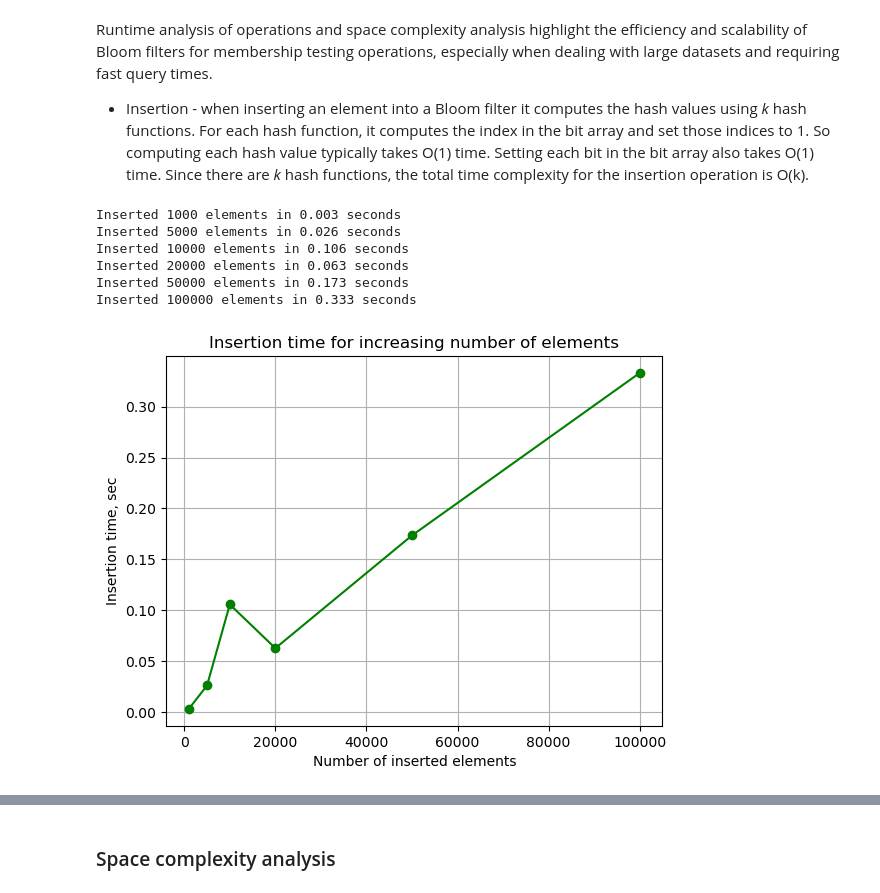
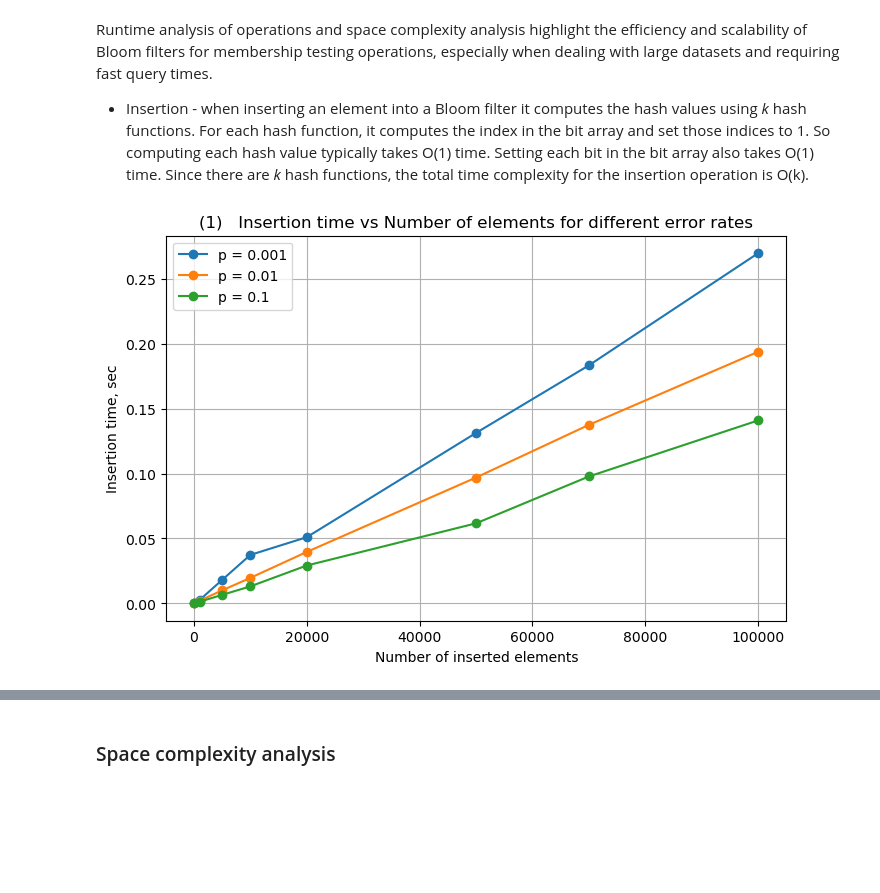
Before and after one commit to vessln/Math_concepts_for_developers, a Jupyter notebook: Personal project/bloom_filter.ipynb, the cells around one changed output, grey strips where cells are left out. Saved outputs shown, nothing was run; the diff lists cells and outputs as text; code cells hidden in the pictures; blank space fills up the shorter version.

```diff
--- a/Personal project/bloom_filter.ipynb
+++ b/Personal project/bloom_filter.ipynb
@@ -438,10 +426,10 @@ class MyBloomFilter:
         num_hashes = (actual_num_bits / n) * math.log(2)
         return int(num_hashes)
 # %%
-n = 50
+n = 100
 error = 0.01
 
-bf = MyBloomFilter(m, error, base_seed=47)
+bf = BloomFilter(m, error, base_seed=47)
 
 for el in ["vesi", "ivan", "petio", "pet", "asdas", "ojar"]:
     bf.insert(el)
@@ -476,6 +464,6 @@ class TestBF:
             hash_value = mmh3.hash(element) % self.n
 
             if self.bit_array[hash_value] == 0:
-                return "Not in array"
+                return False
 
-        return "Maybe in array"
+        return True
@@ -482,39 +482,42 @@ class TestBF:
 # %%
+# measure times for inserting different number of elements in Bloom filter with n = 100000:
+
 def measure_insertion_time(bloom_filter, num_elements):
-    start_time = time.time()
+    start_time = time.perf_counter()
     for i in range(num_elements):
-        item = str(i)
+        item = f"item{i}"
         bloom_filter.insert(item)
-    end_time = time.time()
+    end_time = time.perf_counter()
 
     return end_time - start_time
 
 
 # parameters
-n = 1000000
-hash_count = 7
-element_counts = [1000, 5000, 10000, 20000, 50000, 100000]
+n = 100000
+all_p = [0.001, 0.01, 0.1]
+element_counts = [100, 1000, 5000, 10000, 20000, 50000, 70000, 100000]
 times = []
 
-# measure performance for different numbers of elements
-for num_elements in element_counts:
-    bf = TestBF(n, hash_count)
-    elapsed_time = measure_insertion_time(bf, num_elements)
-    times.append(elapsed_time)
-    print(f"Inserted {num_elements} elements in {elapsed_time:.3f} seconds")
+# initialize a dictionary to store times for each p
+times_dict = {p: [] for p in all_p}
+
+for p in all_p:
+    m, k = calculate_bloom_filter_parameters(n, p)
+    for num_elements in element_counts:
+        bf_i = TestBF(m, k)
+        elapsed_time = measure_insertion_time(bf_i, num_elements)
+        times_dict[p].append(elapsed_time)
 
 
-plt.plot(element_counts, times, marker='o', color="green")
+plt.figure(figsize=(8, 5))
+for p in all_p:
+    plt.plot(element_counts, times_dict[p], marker="o", label=f"p = {p}")
+
 plt.xlabel("Number of inserted elements")
 plt.ylabel("Insertion time, sec")
-plt.title("Insertion time for increasing number of elements")
+plt.title("(1)   Insertion time vs Number of elements for different error rates")
 plt.grid(True)
+plt.legend()
 plt.show()
 # %% [output]
-Inserted 1000 elements in 0.003 seconds
-Inserted 5000 elements in 0.026 seconds
-Inserted 10000 elements in 0.106 seconds
-Inserted 20000 elements in 0.063 seconds
-Inserted 50000 elements in 0.173 seconds
-Inserted 100000 elements in 0.333 seconds
-[figure, old version]
+[figure, new version]
```
Also changed, not shown: parts of 34 cells of this notebook, 2 other files.
